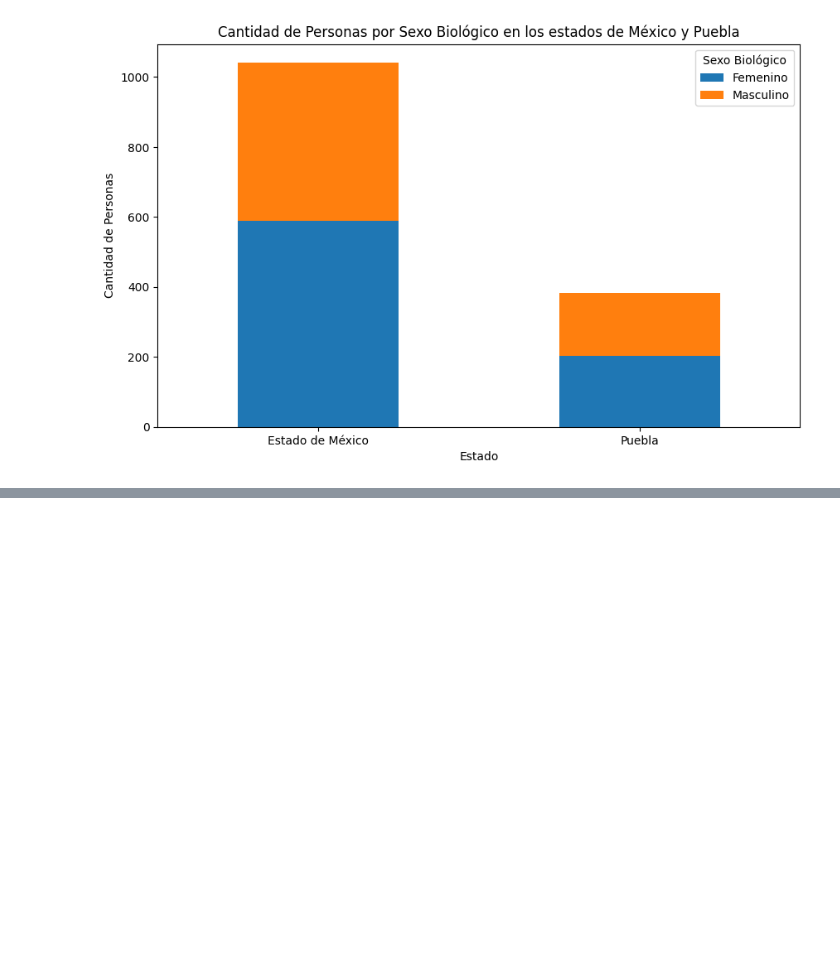
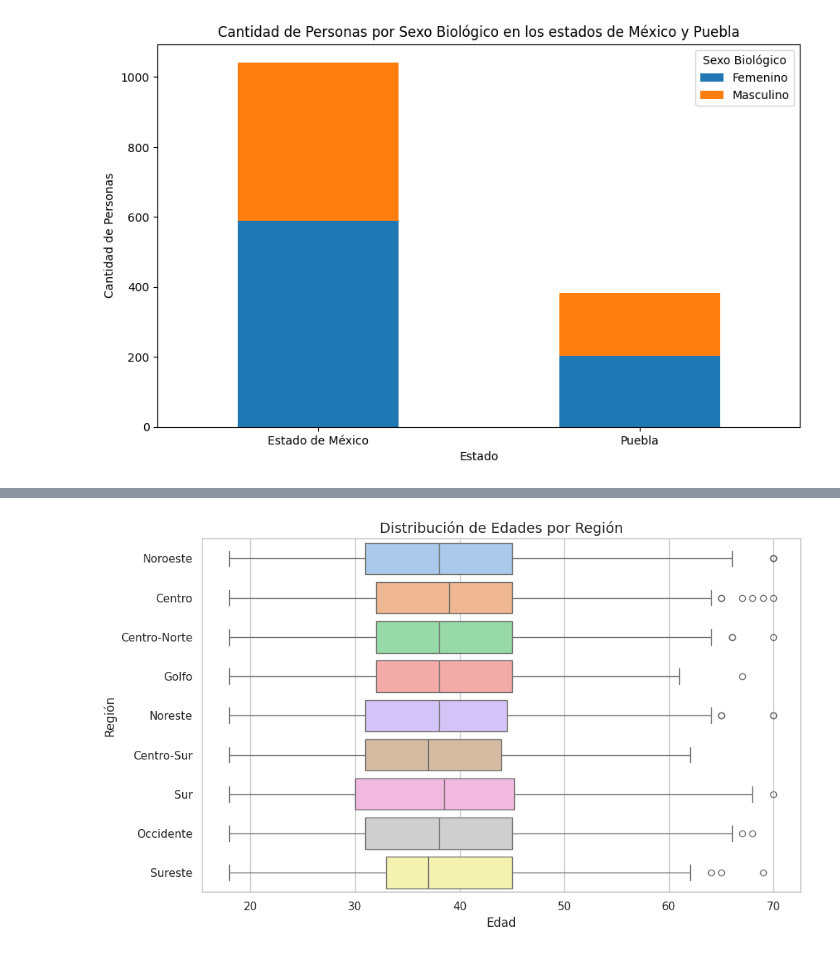
Before and after one commit to Zuzed22/IA-aplicada-a-la-ciencia-de-datos, a Jupyter notebook: Ejercicios_zoop_pay.ipynb, the cells around one changed output, grey strips where cells are left out. Saved outputs shown, nothing was run; the diff lists cells and outputs as text; code cells hidden in the pictures; blank space fills up the shorter version.

```diff
--- a/Ejercicios_zoop_pay.ipynb
+++ b/Ejercicios_zoop_pay.ipynb
@@ -293,0 +373,23 @@ plt.show()
+# %%
+import seaborn as sns
+import matplotlib.pyplot as plt
+
+# Estilo visual
+sns.set(style="whitegrid")
+
+# Tamaño de la figura
+plt.figure(figsize=(10, 6))
+
+# Boxplot horizontal: edades en el eje x, regiones en el eje y
+sns.boxplot(data=df, x='edad', y='region', palette='pastel')
+
+# Título y etiquetas
+plt.title('Distribución de Edades por Región', fontsize=14)
+plt.xlabel('Edad')
+plt.ylabel('Región')
+
+# Mostrar gráfico
+plt.tight_layout()
+plt.show()
+# %% [output]
+[figure, added]
```
Also changed, not shown: parts of 11 cells of this notebook.
